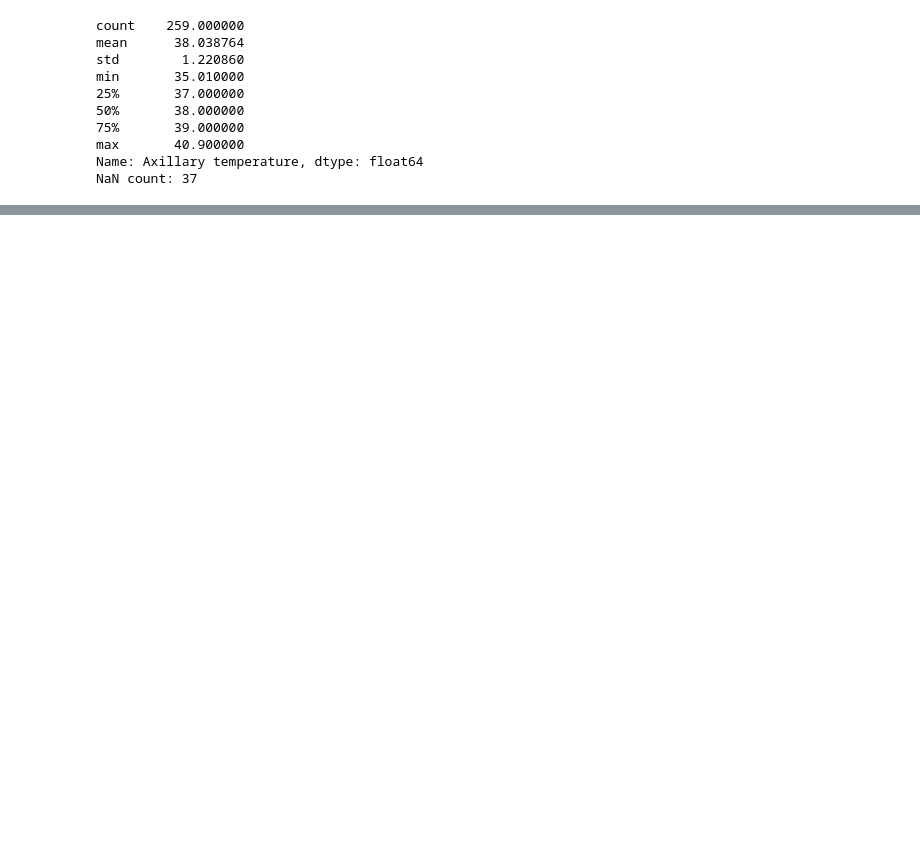
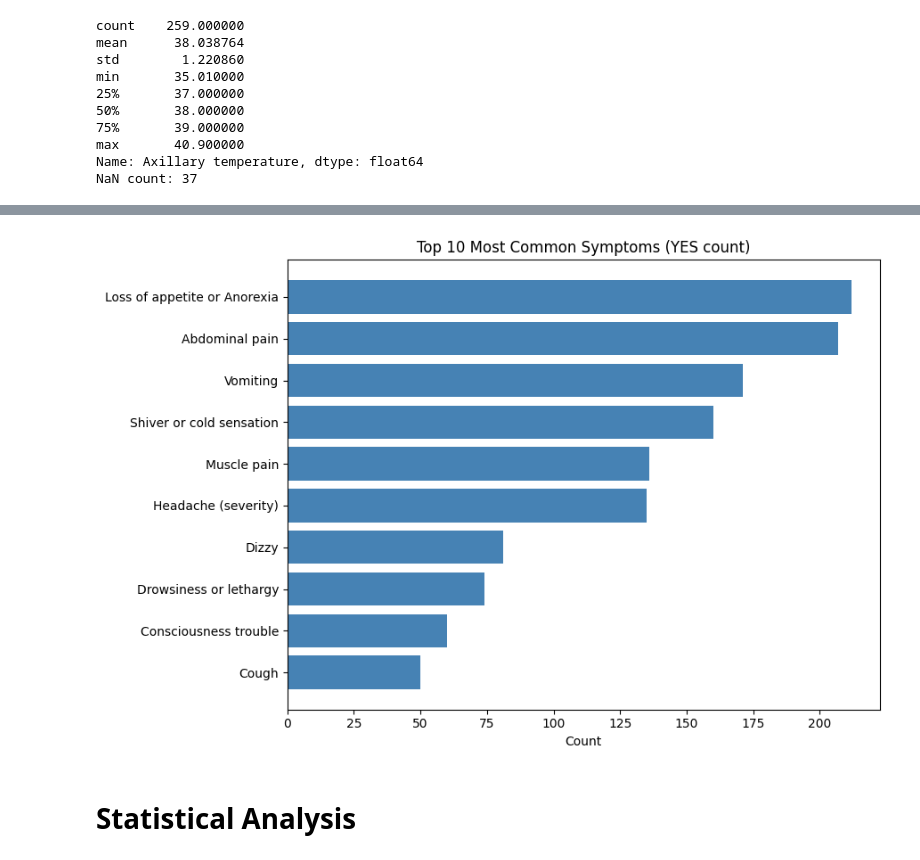
Before and after one commit to Briant-s/da_darksistem, a Jupyter notebook: v2.ipynb, the cells around one changed output, grey strips where cells are left out. Saved outputs shown, nothing was run; the diff lists cells and outputs as text; code cells hidden in the pictures; blank space fills up the shorter version.

```diff
--- a/v2.ipynb
+++ b/v2.ipynb
@@ -242,0 +386,21 @@ def impute_by_group(df, group_col, group_medians, global_medians, cols):
+# %%
+def positive_count(series):
+    clean_series = series.astype(str).str.strip().str.lower()
+    return clean_series.isin(['yes', '1', 'true']).sum()
+
+symptom_counts = pd.Series(
+    {col: positive_count(df_clean[col]) for col in symptom_cols}
+).sort_values(ascending=False)
+
+top10 = symptom_counts.head(10)
+
+plt.figure(figsize=(9, 6))
+plt.barh(top10.index[::-1], top10.values[::-1], color='steelblue')
+plt.title('Top 10 Most Common Symptoms (YES count)', fontsize=12)
+plt.xlabel('Count')
+plt.tight_layout()
+plt.show()
+# %% [output]
+[figure, added]
+# %% [markdown]
+# **Statistical Analysis**
```
Also changed, not shown: parts of 54 cells of this notebook, 11 other files.
